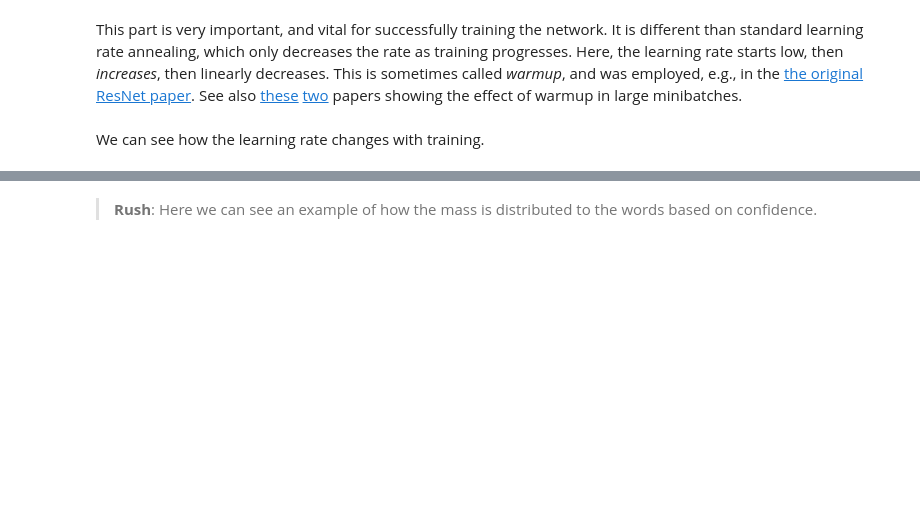
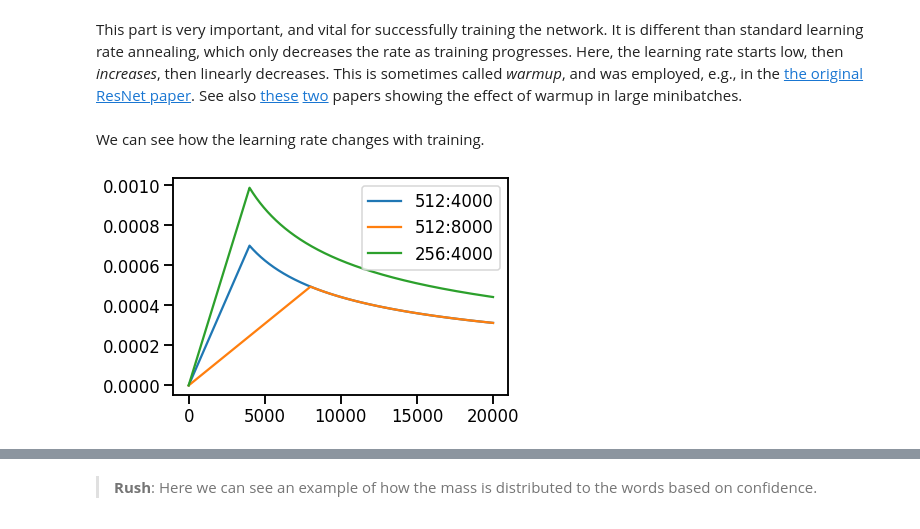
Before and after one commit to rdguez-mariano/practicals-2019, a Jupyter notebook: 2b_nlp_transformer.ipynb, the cells around one changed output, grey strips where cells are left out. Saved outputs shown, nothing was run; the diff lists cells and outputs as text; code cells hidden in the pictures; blank space fills up the shorter version.

```diff
--- a/2b_nlp_transformer.ipynb
+++ b/2b_nlp_transformer.ipynb
@@ -653,0 +666,9 @@ $loss = KL\left(p_\theta(\text{next word}) \mid\mid p_{\text{smoothing}}(\text{n
+# %%
+# Three settings of the lrate hyperparameters.
+opts = [VaryingRateOpt(512, 1, 4000, None),
+        VaryingRateOpt(512, 1, 8000, None),
+        VaryingRateOpt(256, 1, 4000, None)]
+plt.plot(np.arange(1, 20000), [[opt.rate(i) for opt in opts] for i in range(1, 20000)])
+_ = plt.legend(["512:4000", "512:8000", "256:4000"])
+# %% [output]
+[figure, added]
```
Also changed, not shown: parts of 17 cells of this notebook.
